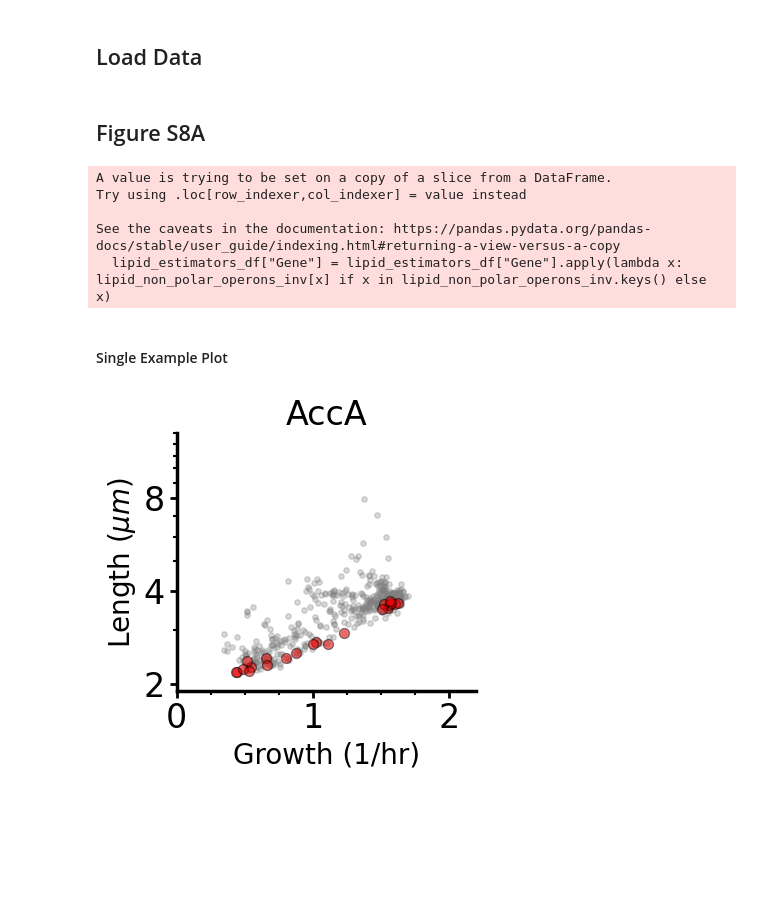
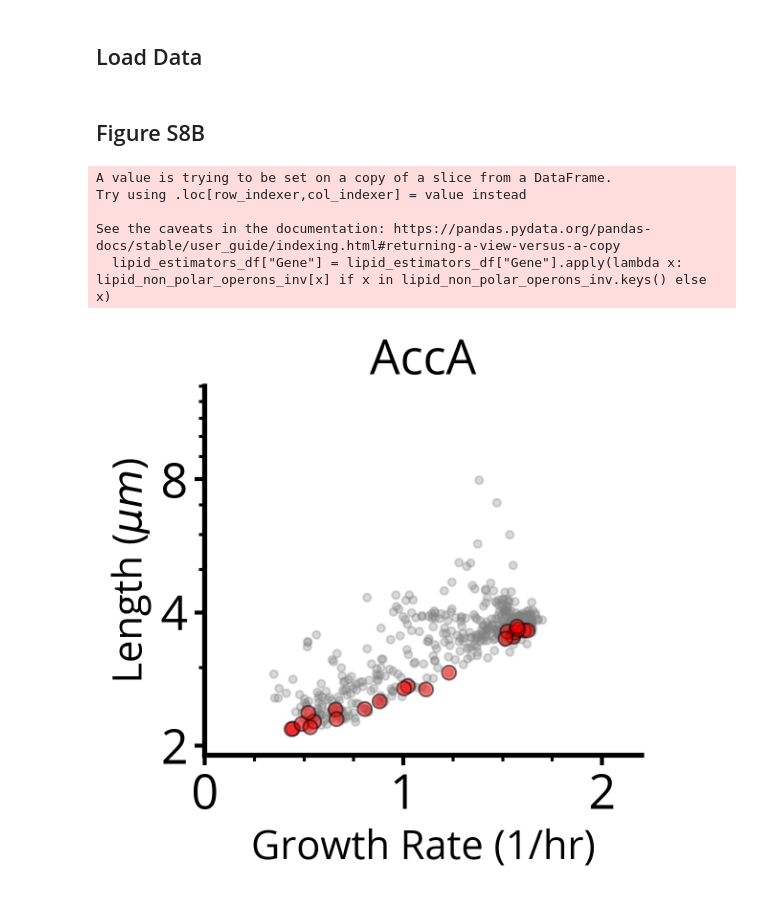
Before and after one commit to paulssonlab/2025_Eaton_optical-pooled-screen, a Jupyter notebook: Figures/Figure_S8.ipynb, the cells around one changed output. Drawn from its saved outputs; the diff is of its cells as text; code cells hidden in the pictures; blank space fills up the shorter version.

```diff
--- a/Figures/Figure_S8.ipynb
+++ b/Figures/Figure_S8.ipynb
@@ -1,20 +1,9 @@
 # %%
 import trenchripper as tr
-import anndata
-import urllib.request
-import os
-import glob
-import h5py
-import shutil
 
 import numpy as np
 import pandas as pd
 import seaborn as sns
-import colorcet as cc
-import scanpy as sc
-import matplotlib as mpl
-import dask.dataframe as dd
-import pickle as pkl
-import skimage as sk
 
 import matplotlib.pyplot as plt
+plt.style.use('./deaton.mplstyle')
@@ -74,7 +104,7 @@ ss_estimators_df = ss_estimators_df[~ss_estimators_df["Category"].isin(control_c
 
 filtered_ss_estimators_df = ss_estimators_df[ss_estimators_df["Gene"].isin(all_slopes_filtered.index.tolist())]
 # %% [markdown]
-## Figure S8A
+## Figure S8B
 # %%
 lipid_non_polar = ['accA','accB','accC','accD','acpP','acpS','fabH','fabD','fabG','fabI','fabB','fabA','fabZ',\
                   'plsB','plsC','cdsA','pssA','psd','pgsA','pgpB']
@@ -91,39 +121,38 @@ Try using .loc[row_indexer,col_indexer] = value instead
 
 See the caveats in the documentation: https://pandas.pydata.org/pandas-docs/stable/user_guide/indexing.html#returning-a-view-versus-a-copy
   lipid_estimators_df["Gene"] = lipid_estimators_df["Gene"].apply(lambda x: lipid_non_polar_operons_inv[x] if x in lipid_non_polar_operons_inv.keys() else x)
-# %% [markdown]
-#### Single Example Plot
 # %%
 gene_name = "accA"
 
 fig = plt.figure(figsize=(4,4))
 ax = plt.subplot(1,1,1)
 
 genes_in_category_wo_target = list(set(target_gene_list)-set([gene_name]))
 selected_points = lipid_estimators_df[lipid_estimators_df["Gene"] == gene_name]
 
 xrange = np.linspace(0,2.2)
 
 ax.scatter(selected_points["Instantaneous Growth Rate: Volume"],selected_points["Length"],edgecolors='black',alpha=0.5,\
                        s=50,zorder=-9,color="red")
 ax.scatter(lipid_estimators_df["Instantaneous Growth Rate: Volume"],lipid_estimators_df["Length"],\
            edgecolors=None,alpha=0.3,s=15,zorder=-11,color="grey")
 ax.set_xlim(0,2.2)
 ax.set_ylim(1.9,13)
 ax.set_yscale("log",base=2)
 ax.set_yticks(ticks=[2,4,8],labels=["2","4","8"],minor=False)
 ax.set_xticks(ticks=[0,1.,2.],labels=["0","1","2"],minor=False)
 ax.set_yticks(ticks=[3,5,6,7,9,10,11,12,13],labels=[],minor=True)
 ax.set_xticks(ticks=[0.25,0.5,0.75,1.25,1.5,1.75],labels=[],minor=True)
 ax.tick_params(axis='both', direction='out', labelsize=24,  width=2, length=5)
 ax.tick_params(axis='both', direction='out', labelsize=24,  width=1.5, which='minor', length=3)
 ax.spines['bottom'].set_linewidth(2.5) # Set thickness of the bottom spine
 ax.spines['left'].set_linewidth(2.5)   # Set thickness of the left spine
 ax.set_title(gene_name[0].capitalize() + gene_name[1:],fontsize=24)
-ax.set_xlabel("Growth (1/hr)",fontsize=20)
+ax.set_xlabel("Growth Rate (1/hr)",fontsize=20)
 ax.set_ylabel(r"Length ($\mu m$)",fontsize=20)
+
 sns.despine(right=True,top=True)
 plt.tight_layout()
-plt.savefig("/home/de64/group/de64/CRISPRi_Libraries/dev_notebooks/2024-11-23_Figure_Notebooks/S8/" + gene_name + "_Example_Plot.png",transparent=True,dpi=300,bbox_inches="tight")
+plt.savefig("/home/de64/group/de64/CRISPRi_Libraries/dev_notebooks/2024-11-23_Figure_Notebooks/S8/" + gene_name + ".png",transparent=True,dpi=300,bbox_inches="tight")
 # %% [output]
-[figure, old version]
+[figure, new version]
```
Also changed, not shown: parts of 30 cells of this notebook, 18 other files.
